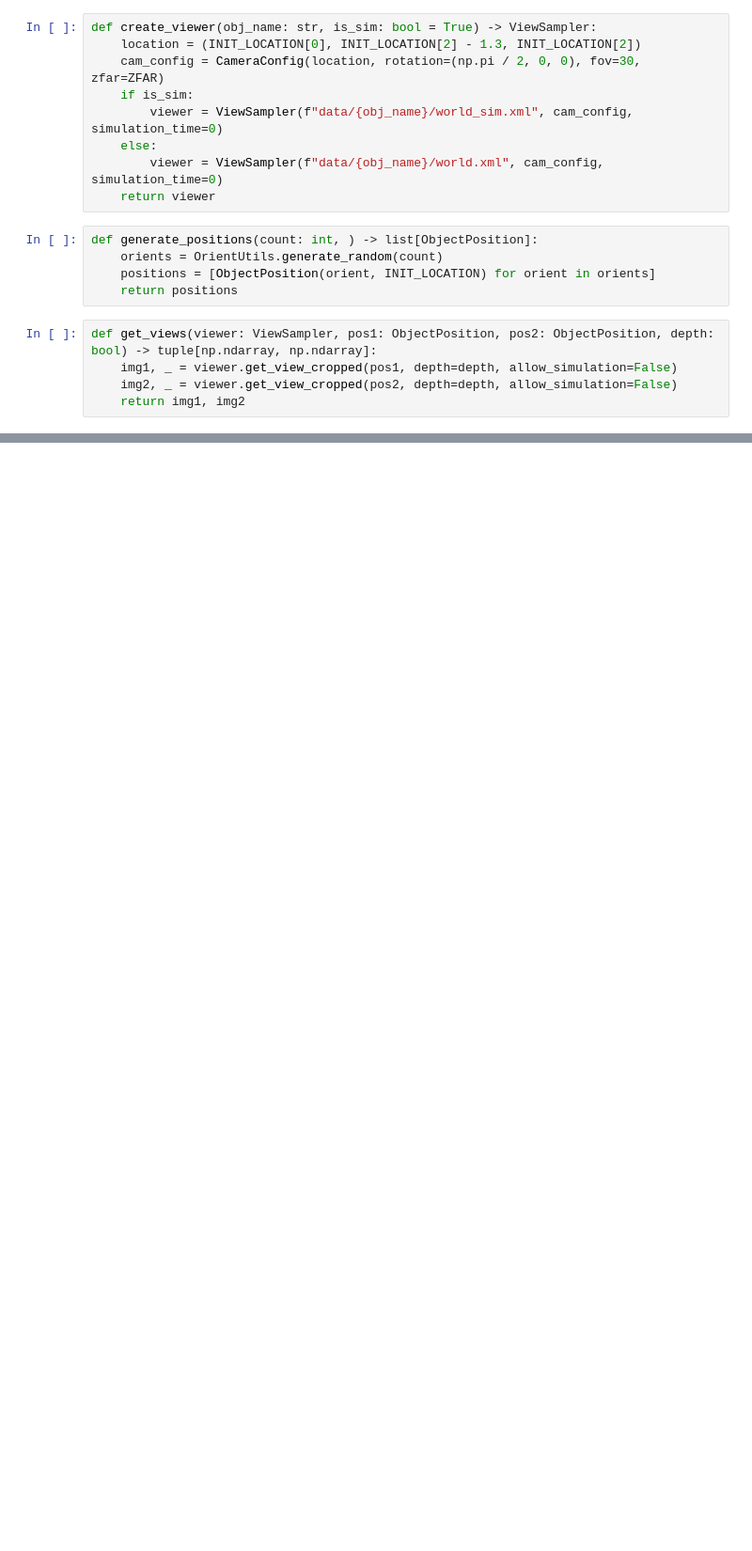
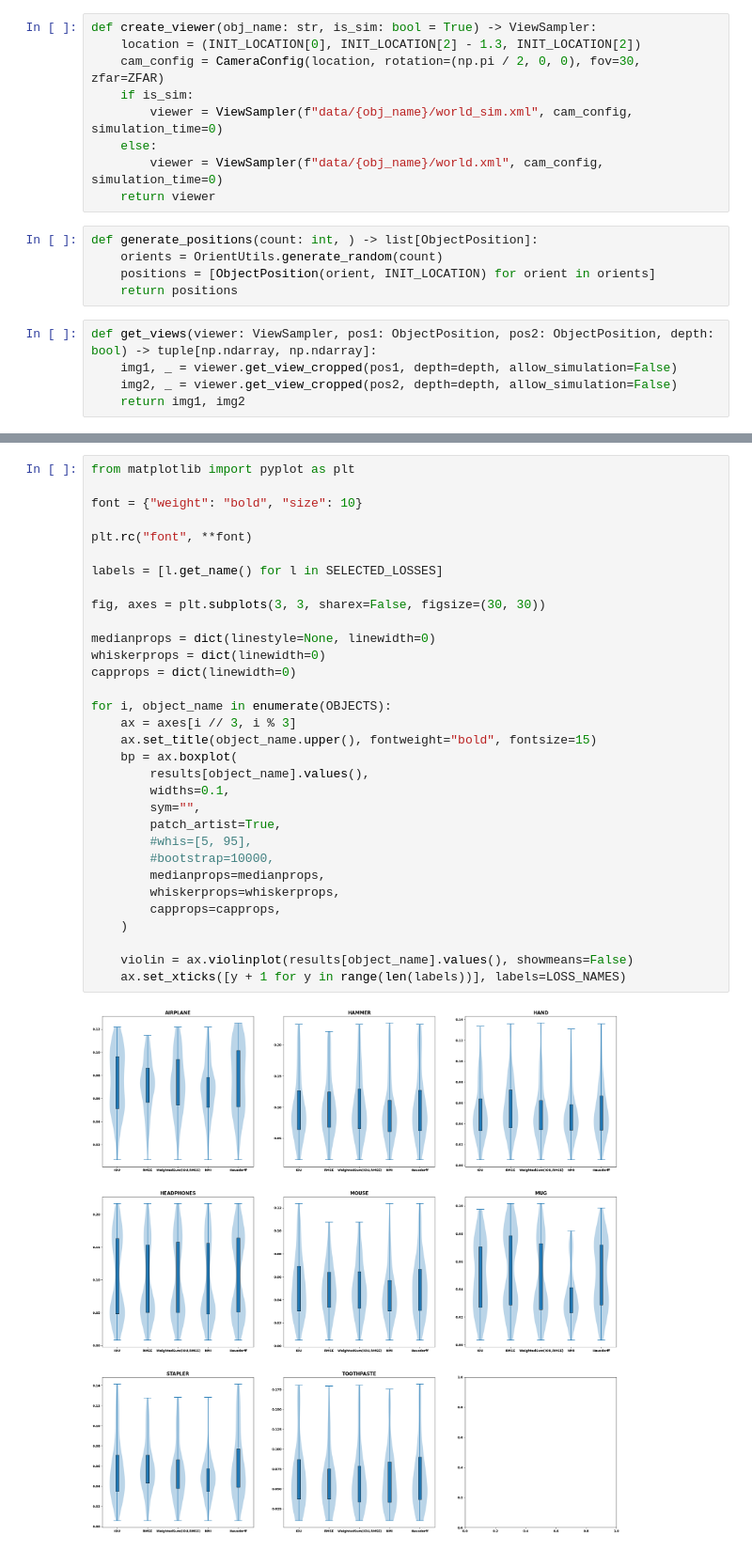
Before and after one commit to giladfrid009/3DoF-Orient-Detection, a Jupyter notebook: loss_evaluator.ipynb, the cells around one changed output, grey strips where cells are left out. Shown at 94% size. Cells and saved outputs as stored; diff of their text form; blank space fills up the shorter version.

```diff
--- a/loss_evaluator.ipynb
+++ b/loss_evaluator.ipynb
@@ -172,0 +235,34 @@ ax.set_ylabel('XorDiff')
+# %%
+from matplotlib import pyplot as plt
+
+font = {"weight": "bold", "size": 10}
+
+plt.rc("font", **font)
+
+labels = [l.get_name() for l in SELECTED_LOSSES]
+
+fig, axes = plt.subplots(3, 3, sharex=False, figsize=(30, 30))
+
+medianprops = dict(linestyle=None, linewidth=0)
+whiskerprops = dict(linewidth=0)
+capprops = dict(linewidth=0)
+
+for i, object_name in enumerate(OBJECTS):
+    ax = axes[i // 3, i % 3]
+    ax.set_title(object_name.upper(), fontweight="bold", fontsize=15)
+    bp = ax.boxplot(
+        results[object_name].values(),
+        widths=0.1,
+        sym="",
+        patch_artist=True,
+        #whis=[5, 95],
+        #bootstrap=10000,
+        medianprops=medianprops,
+        whiskerprops=whiskerprops,
+        capprops=capprops,
+    )
+
+    violin = ax.violinplot(results[object_name].values(), showmeans=False)
+    ax.set_xticks([y + 1 for y in range(len(labels))], labels=LOSS_NAMES)
+# %% [output]
+[figure, added]
```
Also changed, not shown: parts of 13 cells of this notebook, 8 other files.
